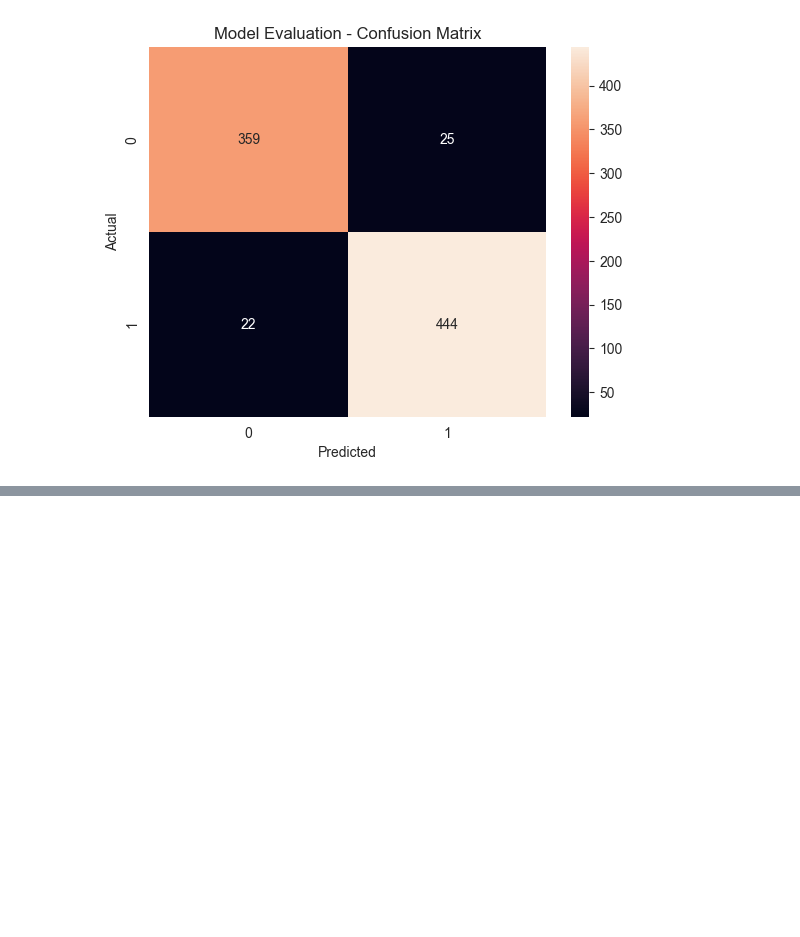
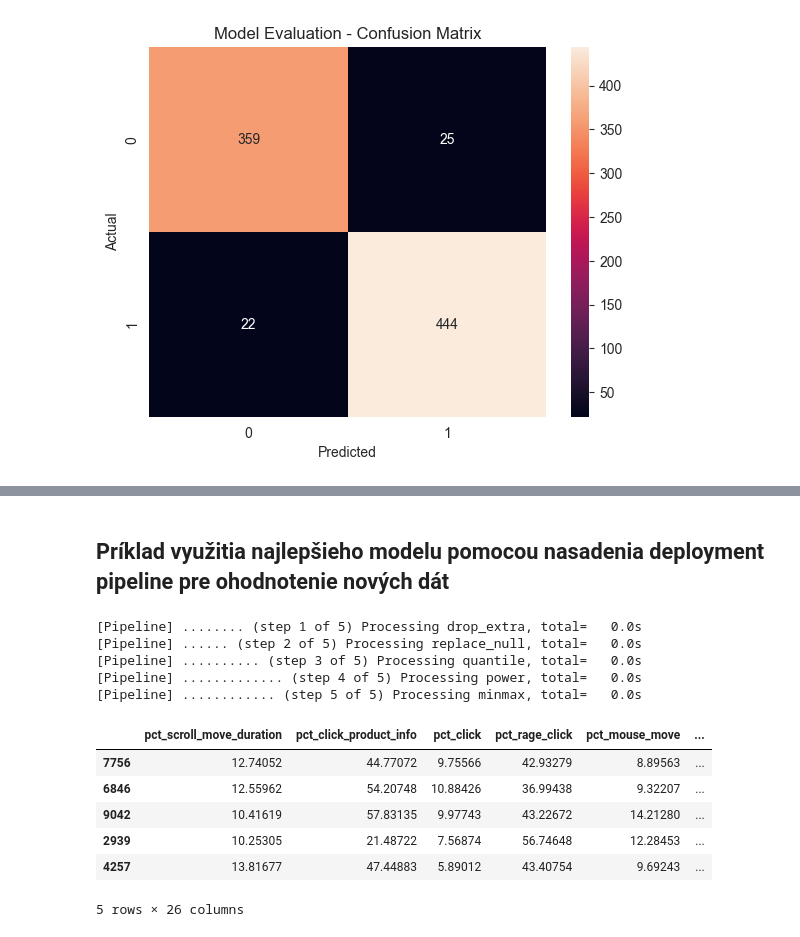
Before and after one commit to xslizik/iau-eshop, a Jupyter notebook: ML.ipynb, the cells around one changed output, grey strips where cells are left out. Saved outputs shown, nothing was run; the diff lists cells and outputs as text; code cells hidden in the pictures; blank space fills up the shorter version.

```diff
--- a/ML.ipynb
+++ b/ML.ipynb
@@ -283,0 +606,45 @@ weighted avg     0.9447    0.9447    0.9447       850
+# %% [markdown]
+## Príklad využitia najlepšieho modelu pomocou nasadenia deployment pipeline pre ohodnotenie nových dát
+# %%
+def evaluate_unseen_data(model, unseen_data, method_median = False, do_transformation = True):
+    selected_columns = [
+        "pct_scroll_move_duration",
+        "pct_mouse_move",
+        "wild_mouse_duration",
+        "pct_input",
+        "pct_mouse_click",
+    ]
+
+    quantile_columns = ["pct_input"]
+    transformer_columns = ["pct_scroll_move_duration", "wild_mouse_duration", "pct_mouse_click"]
+    minmax_columns = ["pct_mouse_move"]
+
+    deployment_pipeline = Pipeline([
+        ('drop_extra', FunctionTransformer(drop_extra, kw_args={"selected_columns": selected_columns})),
+        ('replace_null', FunctionTransformer(replace_null, kw_args={"columns_with_missing_values": selected_columns, "method_median": method_median})),
+        ('quantile', FunctionTransformer(apply_scaler_to_columns, kw_args={"columns": quantile_columns, "scaler": QuantileTransformer(output_distribution="normal", n_quantiles=10, random_state=42), "do_transformation" : do_transformation})),
+        ('power', FunctionTransformer(apply_scaler_to_columns, kw_args={"columns": transformer_columns, "scaler": PowerTransformer(), "do_transformation": do_transformation})),
+        ('minmax', FunctionTransformer(apply_scaler_to_columns, kw_args={"columns": minmax_columns, "scaler": MinMaxScaler(), "do_transformation": do_transformation})),
+    ], verbose=True)
+
+    unseen_data_processed = deployment_pipeline.fit_transform(unseen_data)
+    unseen_data["predicted_ack"] = model.predict(unseen_data_processed)
+    return unseen_data
+# %%
+sessions = pd.read_csv("027/session.csv", encoding="utf_8", sep='\t')
+train_data, test_data= train_test_split(sessions, test_size=0.1, random_state=1)
+evaluated_data = evaluate_unseen_data(best_model, test_data)
+evaluated_data.head()
+# %% [output]
+[Pipeline] ........ (step 1 of 5) Processing drop_extra, total=   0.0s
+[Pipeline] ...... (step 2 of 5) Processing replace_null, total=   0.0s
+[Pipeline] .......... (step 3 of 5) Processing quantile, total=   0.0s
+[Pipeline] ............. (step 4 of 5) Processing power, total=   0.0s
+[Pipeline] ............ (step 5 of 5) Processing minmax, total=   0.0s
+|  | pct_scroll_move_duration | pct_click_product_info | pct_click | pct_rage_click | pct_mouse_move | ... |
+| 7756 | 12.74052 | 44.77072 | 9.75566 | 42.93279 | 8.89563 | ... |
+| 6846 | 12.55962 | 54.20748 | 10.88426 | 36.99438 | 9.32207 | ... |
+| 9042 | 10.41619 | 57.83135 | 9.97743 | 43.22672 | 14.21280 | ... |
+| 2939 | 10.25305 | 21.48722 | 7.56874 | 56.74648 | 12.28453 | ... |
+| 4257 | 13.81677 | 47.44883 | 5.89012 | 43.40754 | 9.69243 | ... |
+5 rows × 26 columns
```
Also changed, not shown: parts of 18 cells of this notebook, 3 other files.
